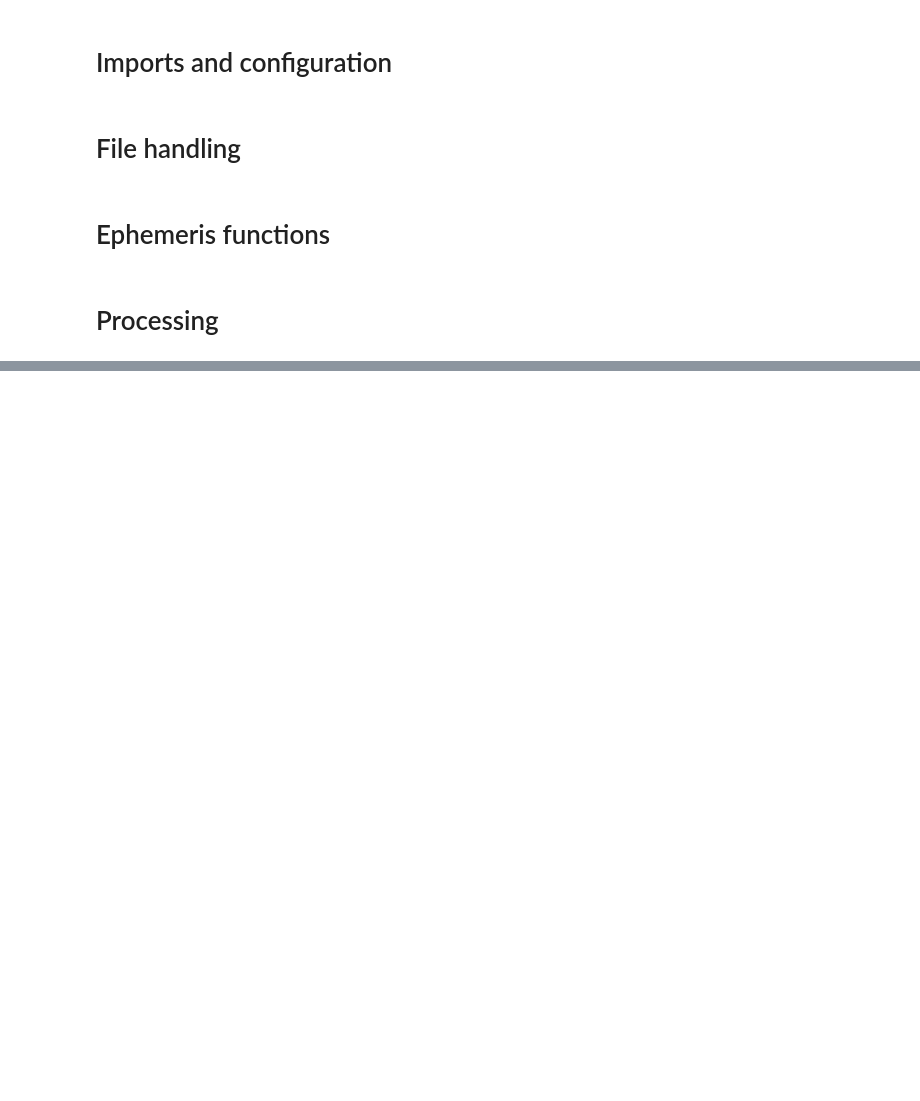
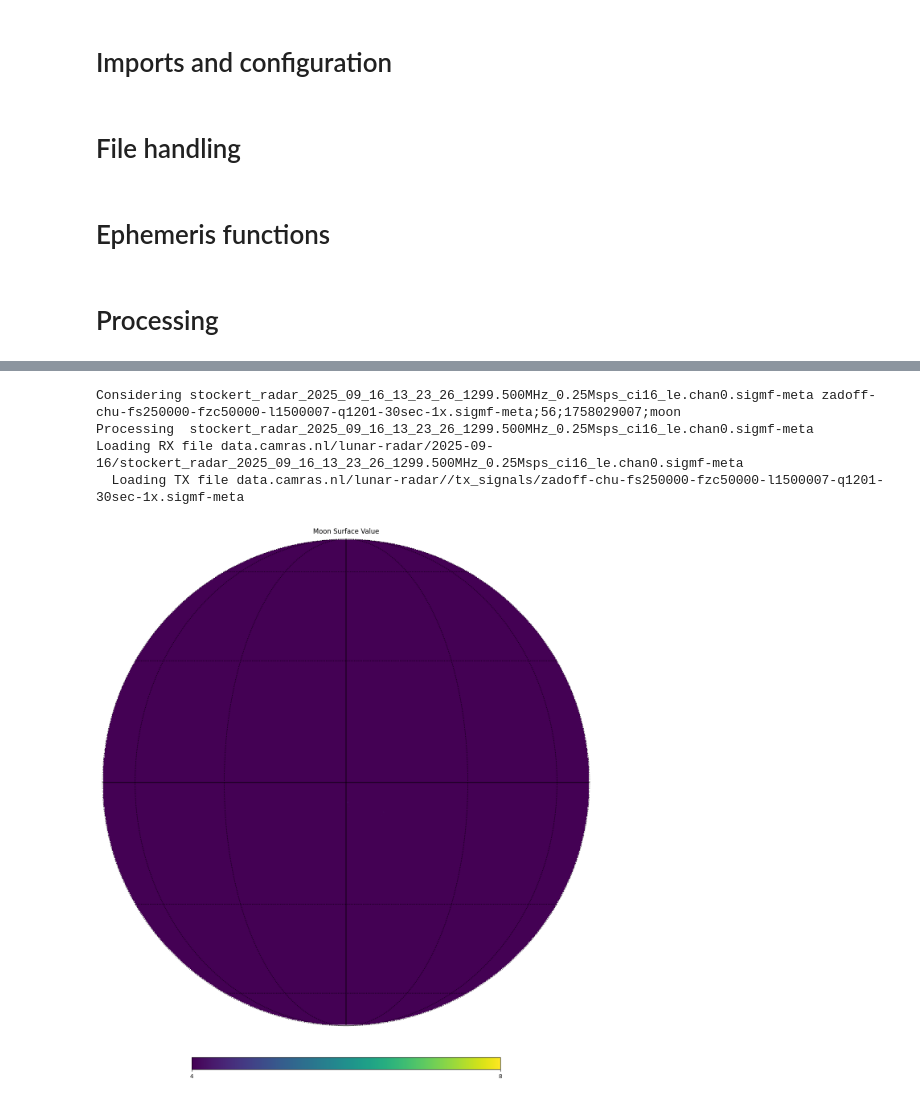
Before and after one commit to thandal/moon-radar, a Jupyter notebook: notebooks/Planetary Radar -- Moon.ipynb, the cells around one changed output, grey strips where cells are left out. Saved outputs shown, nothing was run; the diff lists cells and outputs as text; code cells hidden in the pictures; blank space fills up the shorter version.

```diff
--- a/notebooks/Planetary Radar -- Moon.ipynb
+++ b/notebooks/Planetary Radar -- Moon.ipynb
@@ -361,7 +361,7 @@ def correlateSignalCUDA(tx_samples, rx_samples, cor_i_start, cor_i_end, f_shifts
     # Cache computations/allocations outside the for loop.
     fft_rx_samples = cupy.fft.fft(rx_samples)
     tx_samples_shifted = cupy.zeros_like(rx_samples)
-    tx_range = -1j * 2 * cupy.pi / sample_rate.value * cupy.arange(len(tx_samples))
+    tx_range = 1j * 2 * cupy.pi / sample_rate.value * cupy.arange(len(tx_samples))
     for i in tqdm(range(len(f_shifts))):
         tx_samples_shifted[:len(tx_samples)] = tx_samples * cupy.exp(f_shifts[i] * tx_range)
         cor_shifted = cupy.fft.ifft(fft_rx_samples * cupy.conj(cupy.fft.fft(tx_samples_shifted)))
@@ -544,31 +547,37 @@ for rx_filename, rx_info in rx_info_map.items():
     lt, dlt = moonPointLightTimeAndDeltaLightTime_spice_BCK(rx_start_time_s, v)
 
     ddlt = dlt_values[1] - dlt_values[0]
     ddelay = (delay_values[1] - delay_values[0]).to('s').value
-    doppler_index = np.rint((dlt.max() - dlt) / ddlt).astype('i')
+    doppler_index = np.clip(np.rint((dlt - dlt_term.min()) / ddlt), 0, log_A.shape[0] - 1).astype('i')
     delay_index = np.clip(np.rint((lt - lt.min()) / ddelay).astype('i'), min=0, max=log_A.shape[1] - 1)
     val_surface = np.zeros(NPIX, dtype=np.float32)
     val_surface[v_near] = log_A[doppler_index, delay_index]  # TODO: averaging? Would need to push points from the DD image into the healpix array
 
     if 1: # Debug image with predicted doppler/delay points superimposed on the doppler/delay image.
         log_A[doppler_index, delay_index] = 10
         os.makedirs(f"results/TEST", exist_ok=True)
         pl.imsave(f"results/TEST/{rx_filename}_log_A_dd.png", log_A.T, vmax=log_A.max() * 0.8, vmin=log_A.max() * 0.4)
         #log_A[:, :] = 0 # HACK
         #log_A[doppler_index, delay_index] = 10
         #pl.imsave(f"results/TEST/{rx_filename}_log_A_dd_points.png", log_A.T, vmax=log_A.max() * 0.8, vmin=log_A.max() * 0.4)
 
     pl.close('all')
     fig = pl.figure(figsize=(16,16))
     hp.orthview(val_surface,
                 title='Moon Surface Value',
                 flip='geo',  # Note: moon longitude is positive EAST
                 fig=fig,
                 half_sky=True,
                 min=log_A.max() * 0.4,
                 max=log_A.max() * 0.8,
                )
     hp.graticule()
     os.makedirs(f"results/TEST", exist_ok=True)
     pl.savefig(f"results/TEST/{rx_filename}.png")
 #    break
+# %% [output]
+Considering stockert_radar_2025_09_16_13_23_26_1299.500MHz_0.25Msps_ci16_le.chan0.sigmf-meta zadoff-chu-fs250000-fzc50000-l1500007-q1201-30sec-1x.sigmf-meta;56;1758029007;moon
+Processing  stockert_radar_2025_09_16_13_23_26_1299.500MHz_0.25Msps_ci16_le.chan0.sigmf-meta
+Loading RX file data.camras.nl/lunar-radar/2025-09-16/stockert_radar_2025_09_16_13_23_26_1299.500MHz_0.25Msps_ci16_le.chan0.sigmf-meta
+  Loading TX file data.camras.nl/lunar-radar//tx_signals/zadoff-chu-fs250000-fzc50000-l1500007-q1201-30sec-1x.sigmf-meta
+[figure, added]
```
Also changed, not shown: parts of 1 cell of this notebook.
